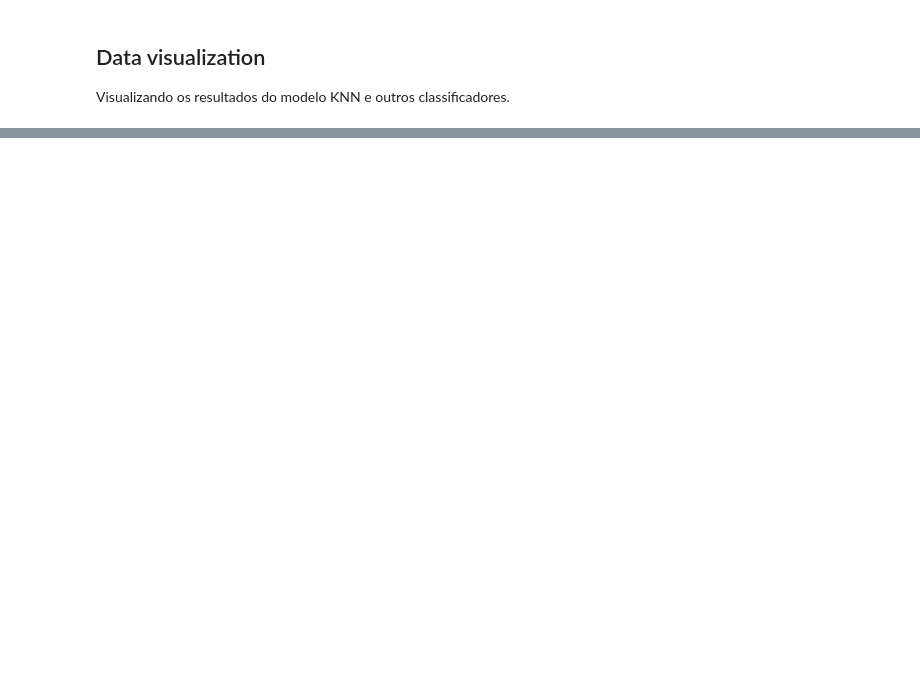
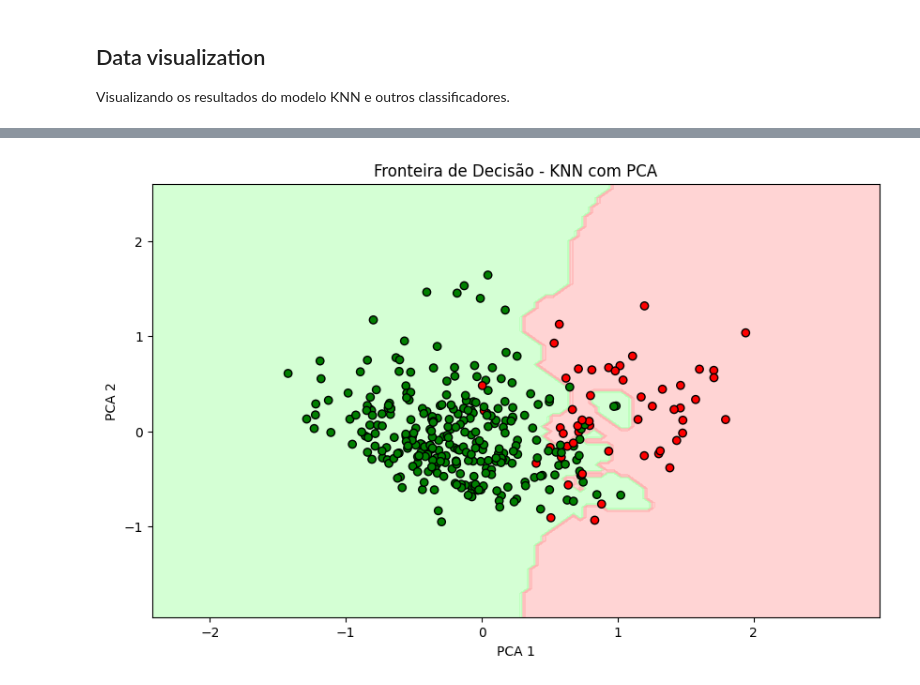
Before and after one commit to lucianobajr/prediction-cancer-knn, a Jupyter notebook: src/main.ipynb, the cells around one changed output, grey strips where cells are left out. Drawn from its saved outputs; the diff is of its cells as text; code cells hidden in the pictures; blank space fills up the shorter version.

```diff
--- a/src/main.ipynb
+++ b/src/main.ipynb
@@ -672,0 +609,22 @@ plt.show()
+# %%
+# Fronteira de Decisão (PCA)
+pca = PCA(n_components=2)
+X_pca = pca.fit_transform(X_train_scaled)
+knn_2d = KNeighborsClassifier(n_neighbors=grid_search.best_params_['n_neighbors'])
+knn_2d.fit(X_pca, y_train)
+
+x_min, x_max = X_pca[:, 0].min() - 1, X_pca[:, 0].max() + 1
+y_min, y_max = X_pca[:, 1].min() - 1, X_pca[:, 1].max() + 1
+xx, yy = np.meshgrid(np.arange(x_min, x_max, 0.05), np.arange(y_min, y_max, 0.05))
+Z = knn_2d.predict(np.c_[xx.ravel(), yy.ravel()])
+Z = Z.reshape(xx.shape)
+
+plt.figure(figsize=(10, 6))
+plt.contourf(xx, yy, Z, cmap=ListedColormap(['#AAFFAA', '#FFAAAA']), alpha=0.5)
+plt.scatter(X_pca[:, 0], X_pca[:, 1], c=y_train, cmap=ListedColormap(['green', 'red']), edgecolor='k')
+plt.title('Fronteira de Decisão - KNN com PCA')
+plt.xlabel('PCA 1')
+plt.ylabel('PCA 2')
+plt.show()
+# %% [output]
+[figure, added]
```
Also changed, not shown: parts of 15 cells of this notebook.
